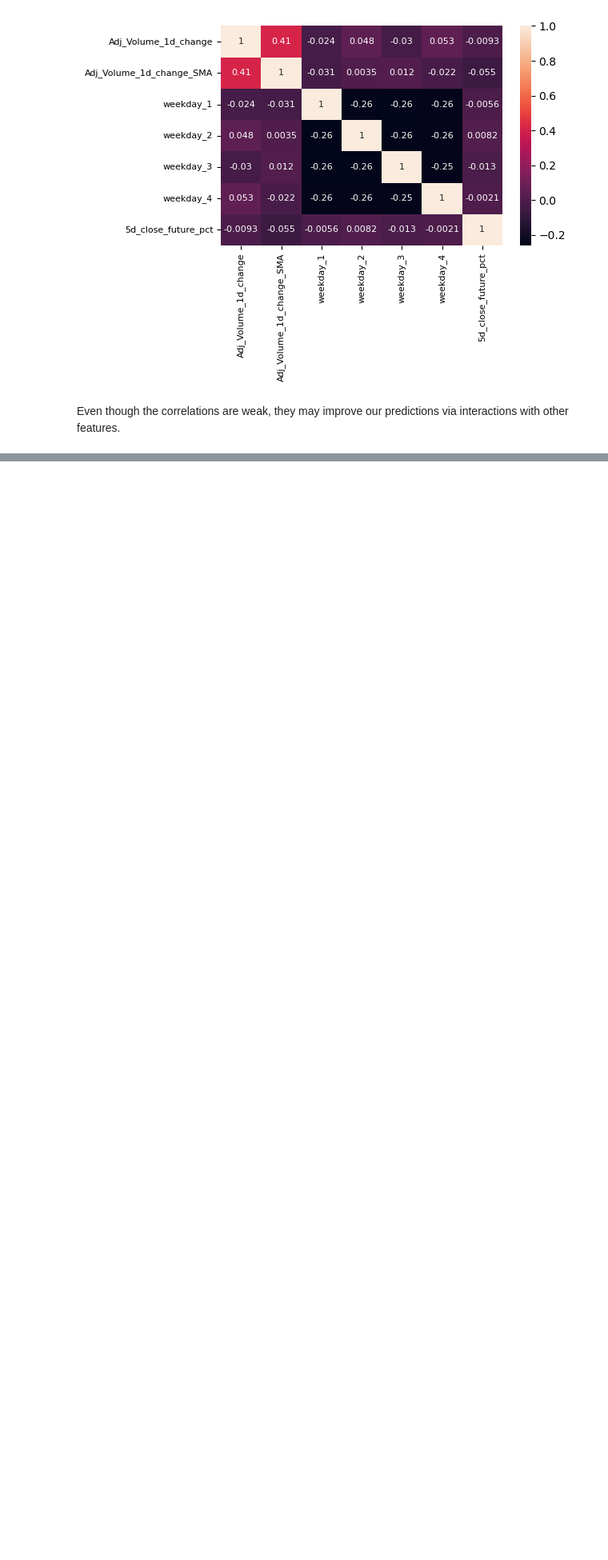
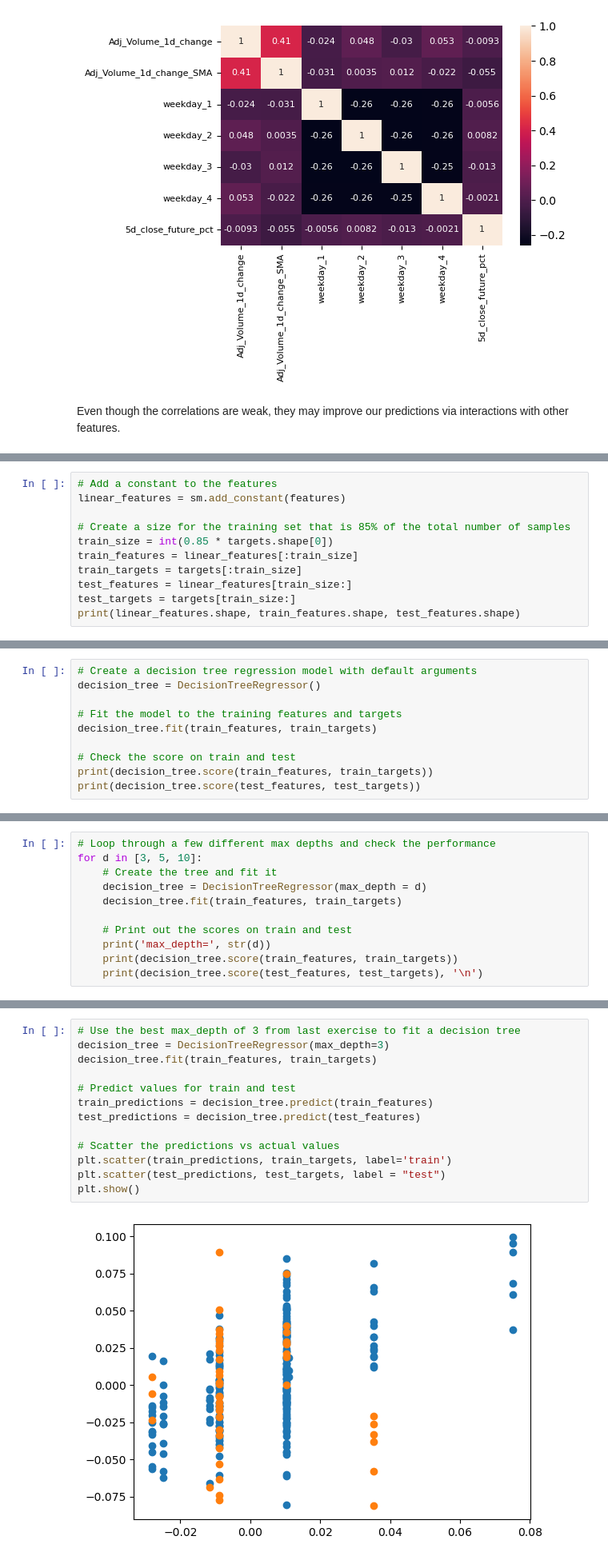
Before and after one commit to rpitchumani/datacamp, a Jupyter notebook: machine-learning-for-finance-in-python/Chapter_2_Machine_Learning_for_Finance_in_Python.ipynb, the cells around one changed output, grey strips where cells are left out. Shown at 80% size. Saved outputs shown, nothing was run; the diff lists cells and outputs as text; blank space fills up the shorter version.

```diff
--- a/machine-learning-for-finance-in-python/Chapter_2_Machine_Learning_for_Finance_in_Python.ipynb
+++ b/machine-learning-for-finance-in-python/Chapter_2_Machine_Learning_for_Finance_in_Python.ipynb
@@ -139,0 +145,11 @@ Even though the correlations are weak, they may improve our predictions via inte
+# %%
+# Add a constant to the features
+linear_features = sm.add_constant(features)
+
+# Create a size for the training set that is 85% of the total number of samples
+train_size = int(0.85 * targets.shape[0])
+train_features = linear_features[:train_size]
+train_targets = targets[:train_size]
+test_features = linear_features[train_size:]
+test_targets = targets[train_size:]
+print(linear_features.shape, train_features.shape, test_features.shape)
@@ -139,0 +158,10 @@ Even though the correlations are weak, they may improve our predictions via inte
+# %%
+# Create a decision tree regression model with default arguments
+decision_tree = DecisionTreeRegressor()
+
+# Fit the model to the training features and targets
+decision_tree.fit(train_features, train_targets)
+
+# Check the score on train and test
+print(decision_tree.score(train_features, train_targets))
+print(decision_tree.score(test_features, test_targets))
@@ -139,0 +171,11 @@ Even though the correlations are weak, they may improve our predictions via inte
+# %%
+# Loop through a few different max depths and check the performance
+for d in [3, 5, 10]:
+    # Create the tree and fit it
+    decision_tree = DecisionTreeRegressor(max_depth = d)
+    decision_tree.fit(train_features, train_targets)
+
+    # Print out the scores on train and test
+    print('max_depth=', str(d))
+    print(decision_tree.score(train_features, train_targets))
+    print(decision_tree.score(test_features, test_targets), '\n')
@@ -139,0 +194,15 @@ Even though the correlations are weak, they may improve our predictions via inte
+# %%
+# Use the best max_depth of 3 from last exercise to fit a decision tree
+decision_tree = DecisionTreeRegressor(max_depth=3)
+decision_tree.fit(train_features, train_targets)
+
+# Predict values for train and test
+train_predictions = decision_tree.predict(train_features)
+test_predictions = decision_tree.predict(test_features)
+
+# Scatter the predictions vs actual values
+plt.scatter(train_predictions, train_targets, label='train')
+plt.scatter(test_predictions, test_targets, label = "test")
+plt.show()
+# %% [output]
+[figure, added]
```
Also changed, not shown: parts of 10 cells of this notebook.
